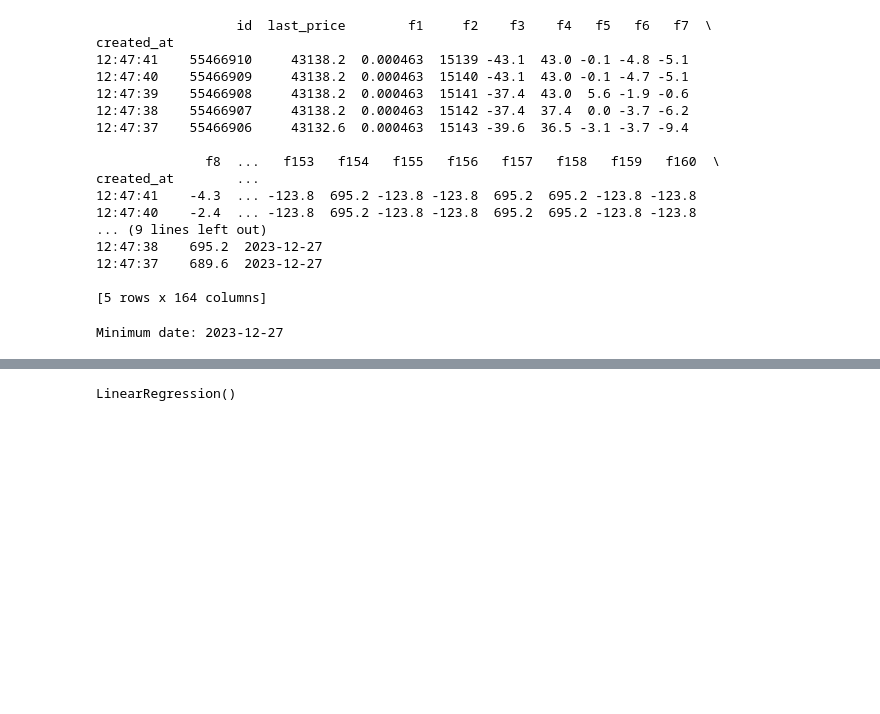
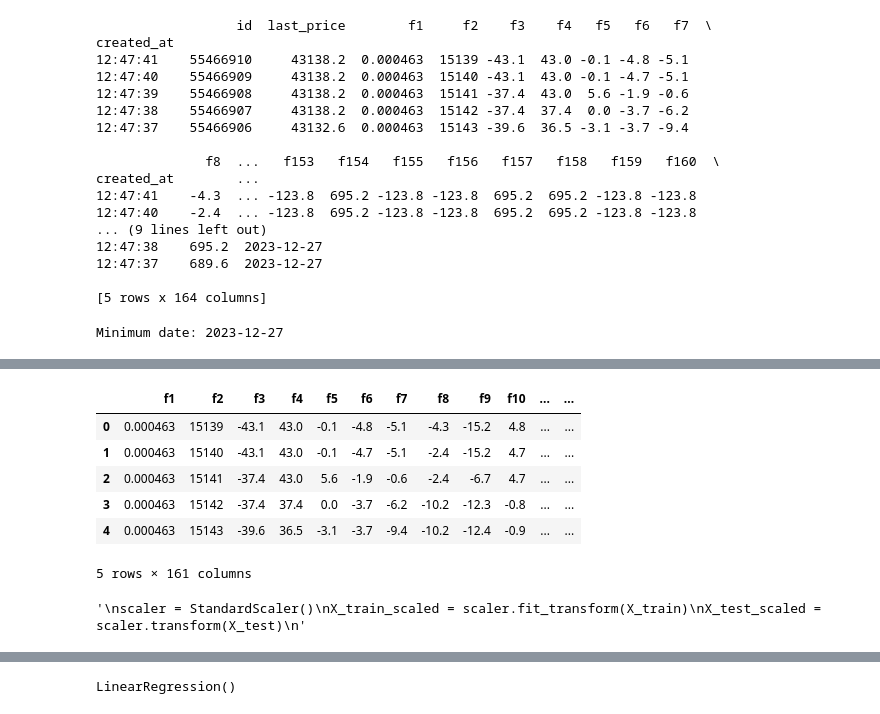
Before and after one commit to humzawaqar66/ML1-Pvt, a Jupyter notebook: Stocks_trading_Price_Prediction .ipynb, the cells around one changed output, grey strips where cells are left out. Saved outputs shown, nothing was run; the diff lists cells and outputs as text; code cells hidden in the pictures; blank space fills up the shorter version.

```diff
--- a/Stocks_trading_Price_Prediction .ipynb
+++ b/Stocks_trading_Price_Prediction .ipynb
@@ -127,0 +162,13 @@ df.dropna(inplace=True)
+# %%
+X=df.drop(['price_change','previous_last_price',"last_price","id","mapping","created_at"],axis=1)
+y=df.mapping
+# %%
+X.head()
+# %% [output]
+|  | f1 | f2 | f3 | f4 | f5 | f6 | f7 | f8 | f9 | f10 | ... | ... |
+| 0 | 0.000463 | 15139 | -43.1 | 43.0 | -0.1 | -4.8 | -5.1 | -4.3 | -15.2 | 4.8 | ... | ... |
+| 1 | 0.000463 | 15140 | -43.1 | 43.0 | -0.1 | -4.7 | -5.1 | -2.4 | -15.2 | 4.7 | ... | ... |
+| 2 | 0.000463 | 15141 | -37.4 | 43.0 | 5.6 | -1.9 | -0.6 | -2.4 | -6.7 | 4.7 | ... | ... |
+| 3 | 0.000463 | 15142 | -37.4 | 37.4 | 0.0 | -3.7 | -6.2 | -10.2 | -12.3 | -0.8 | ... | ... |
+| 4 | 0.000463 | 15143 | -39.6 | 36.5 | -3.1 | -3.7 | -9.4 | -10.2 | -12.4 | -0.9 | ... | ... |
+5 rows × 161 columns
@@ -127,0 +184,11 @@ df.dropna(inplace=True)
+# %%
+# Split the data into training and testing sets
+X_train, X_test, y_train, y_test = train_test_split(X, y, test_size=0.4, random_state=42)
+
+# Standardize the features (optional but often beneficial)
+
+scaler = StandardScaler()
+X_train_scaled = scaler.fit_transform(X_train)
+X_test_scaled = scaler.transform(X_test)
+# %% [output]
+'\nscaler = StandardScaler()\nX_train_scaled = scaler.fit_transform(X_train)\nX_test_scaled = scaler.transform(X_test)\n'
```
Also changed, not shown: parts of 19 cells of this notebook.
